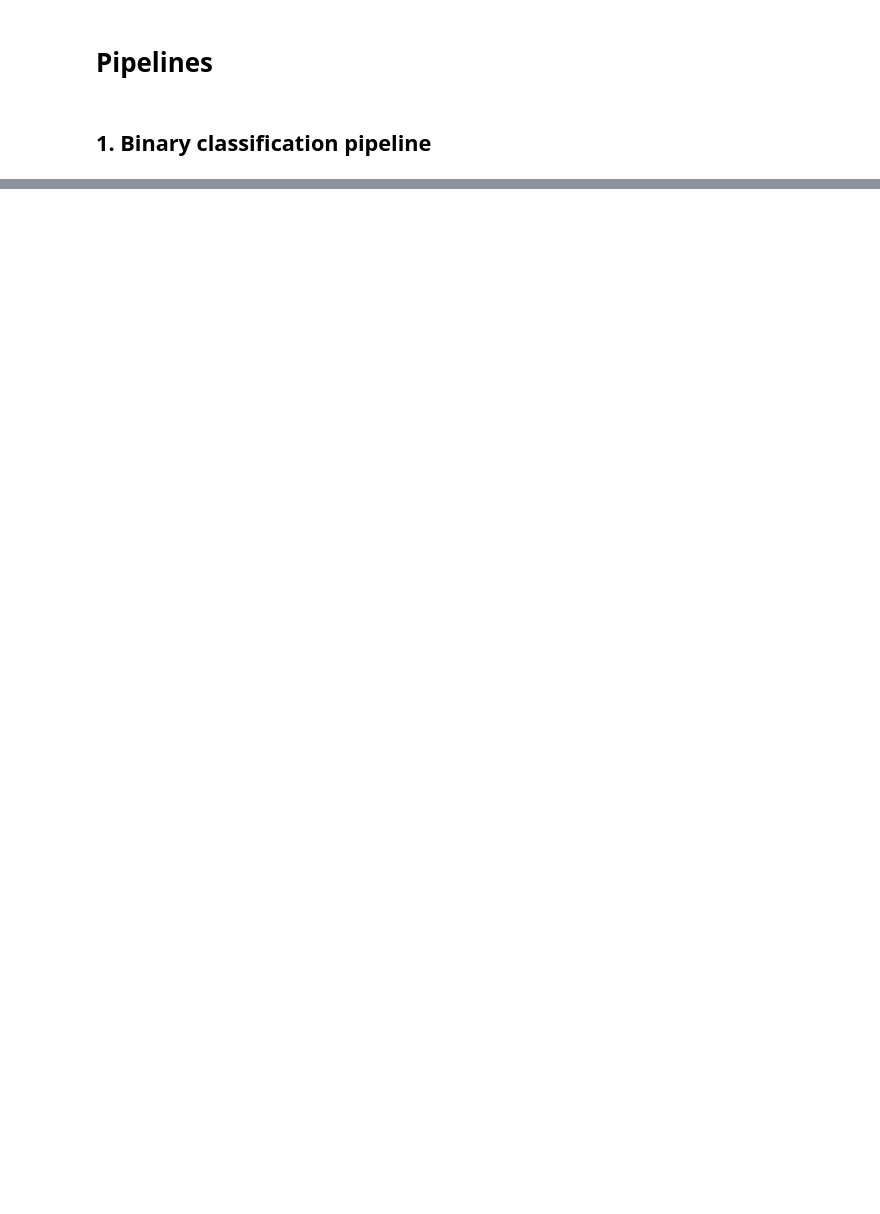
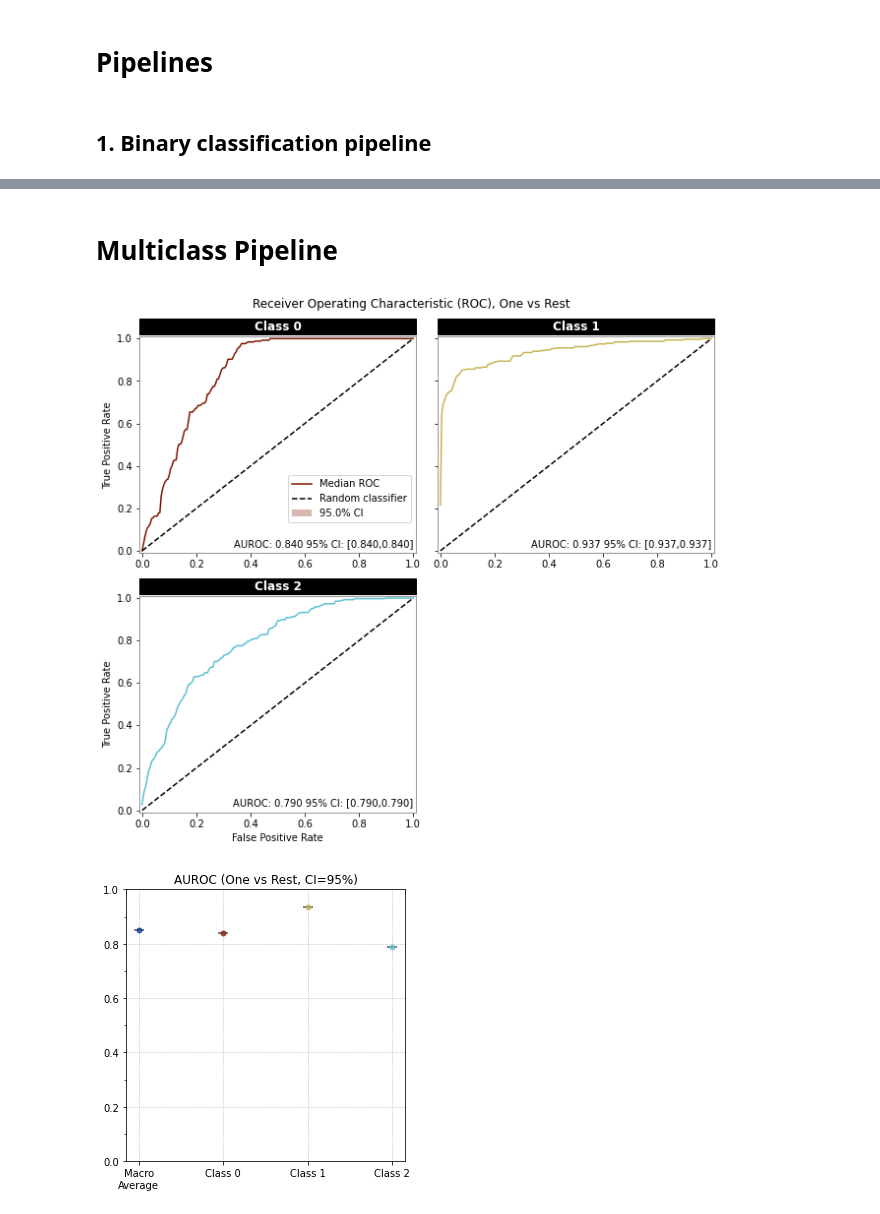
Before and after one commit to joshuawe/plots_and_graphs, a Jupyter notebook: notebooks/pipeline.ipynb, the cells around one changed output, grey strips where cells are left out. Saved outputs shown, nothing was run; the diff lists cells and outputs as text; code cells hidden in the pictures; blank space fills up the shorter version.

```diff
--- a/notebooks/pipeline.ipynb
+++ b/notebooks/pipeline.ipynb
@@ -30,0 +38,30 @@ Warning: plot_classification_report is not experiencing a bug and is, hence, cur
+# %% [markdown]
+# Multiclass Pipeline
+# %%
+num_classes = 3
+class_labels = np.arange(num_classes)
+class_probs = np.random.random(num_classes)
+class_probs = class_probs / class_probs.sum() # normalize
+# True labels
+y_true = np.random.choice(class_labels, p=class_probs, size=1000)
+# one hot encoding
+y_true_one_hot = np.eye(num_classes)[y_true]
+
+# Predicted labels
+y_pred = np.ones(y_true_one_hot.shape)
+
+# parameters for Beta distribution for each label (a0,b0 for class 0, a1,b1 for class 1)
+a0, b0 = [0.1, 0.6, 0.3, 0.4, 2]*10,  [0.4, 1.2, 0.8, 1, 5]*10
+a1, b1 = [0.9, 0.8, 0.9, 1.2, 5]*10,  [0.4, 0.1, 0.5, 0.3, 2]*10
+
+# iterate through all the columns/labels and create a beta distribution for each label
+for i in range(y_pred.shape[1]):
+    y = y_pred[:, i]
+    y_t = y_true_one_hot[:, i]
+    y[y_t==0] = np.random.beta(a0[i], b0[i], size=y[y_t==0].shape)
+    y[y_t==1] = np.random.beta(a1[i], b1[i], size=y[y_t==1].shape)
+# %%
+pandg.pipeline.multiclass_classifier(y_true_one_hot, y_pred)
+# %% [output]
+[figure, added]
+[figure, added]
```
Also changed, not shown: parts of 2 cells of this notebook, 3 other files.
